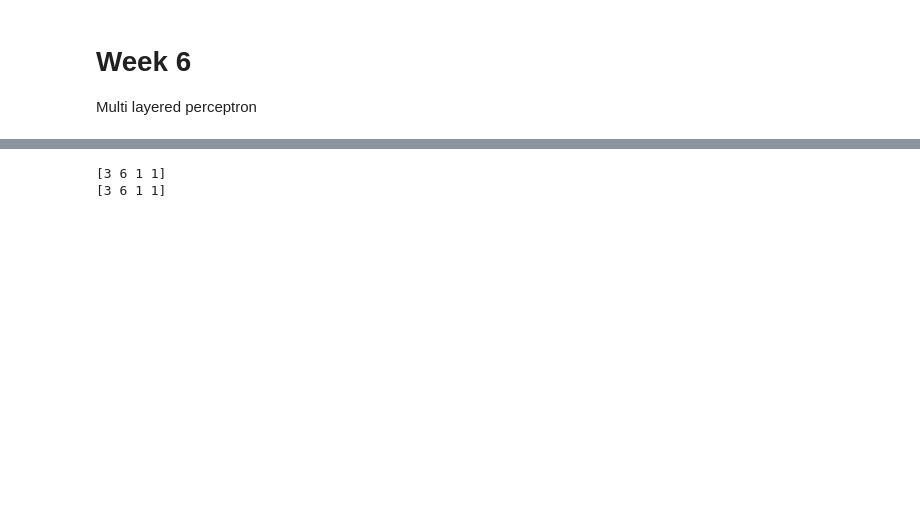
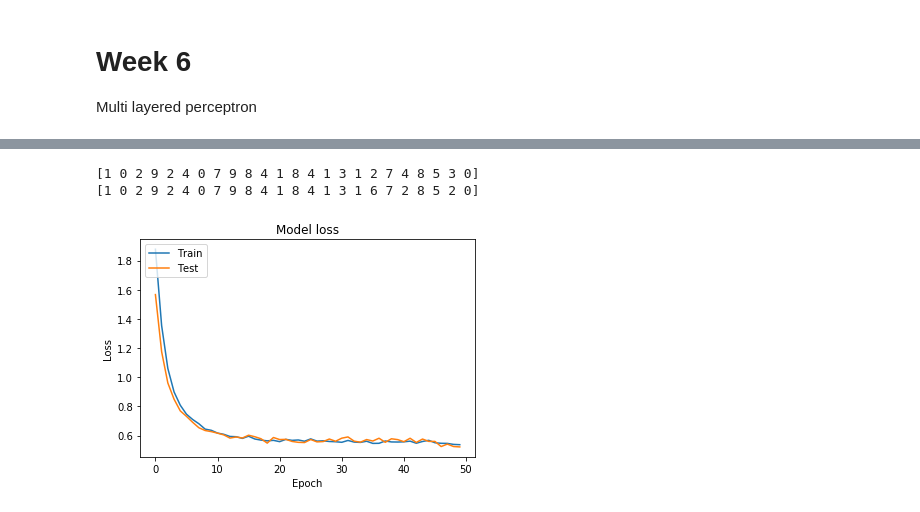
Before and after one commit to skiprox/designing-with-ml-inclass, a Jupyter notebook: week06/multilayered.ipynb, the cells around one changed output, grey strips where cells are left out. Cells and saved outputs as stored; diff of their text form; code cells hidden in the pictures; blank space fills up the shorter version.

```diff
--- a/week06/multilayered.ipynb
+++ b/week06/multilayered.ipynb
@@ -178,7 +160,18 @@ Test accuracy
 # %%
 # random sample, see how well we do
-print(model.predict_classes(x_test_flat[200:204]))
-print(y_test[200:204])
+print(model.predict_classes(x_test_flat[200:224]))
+print(y_test[200:224])
 # %% [output]
-[3 6 1 1]
-[3 6 1 1]
+[1 0 2 9 2 4 0 7 9 8 4 1 8 4 1 3 1 2 7 4 8 5 3 0]
+[1 0 2 9 2 4 0 7 9 8 4 1 8 4 1 3 1 6 7 2 8 5 2 0]
+# %%
+# Plot training & validation loss values
+plt.plot(history.history['loss'])
+plt.plot(history.history['val_loss'])
+plt.title('Model loss')
+plt.ylabel('Loss')
+plt.xlabel('Epoch')
+plt.legend(['Train', 'Test'], loc='upper left')
+plt.show()
+# %% [output]
+[figure, added]
```
Also changed, not shown: parts of 10 cells of this notebook.
